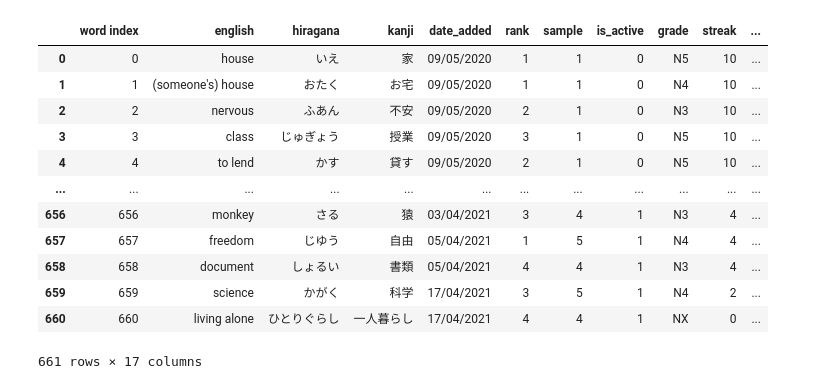
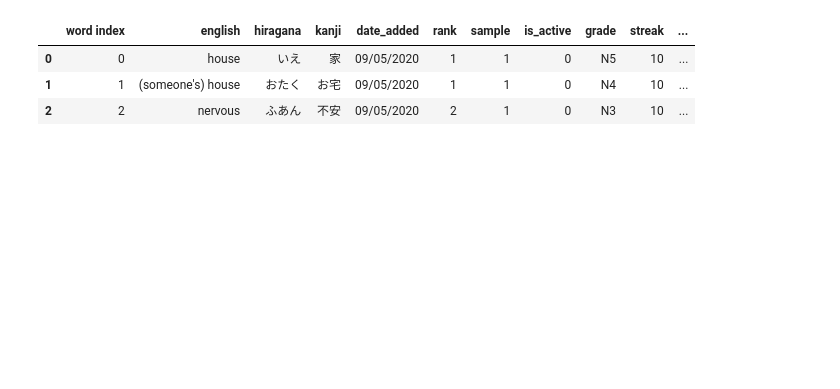
Before and after one commit to MattPCollins/Japanese-Revision, a Jupyter notebook: data_analysis-concise.ipynb, the cells around one changed output. Cells and saved outputs as stored; diff of their text form; code cells hidden in the pictures; blank space fills up the shorter version.

```diff
--- a/data_analysis-concise.ipynb
+++ b/data_analysis-concise.ipynb
@@ -1,23 +1,14 @@
 # %%
 import pandas as pd
 import seaborn as sns
 from matplotlib import pyplot as plt
 out = pd.read_csv('kanji_data_cleansed.csv')
-out
+out.head(3)
 # %% [output]
 |  | word index | english | hiragana | kanji | date_added | rank | sample | is_active | grade | streak | ... |
 | 0 | 0 | house | いえ | 家 | 09/05/2020 | 1 | 1 | 0 | N5 | 10 | ... |
 | 1 | 1 | (someone's) house | おたく | お宅 | 09/05/2020 | 1 | 1 | 0 | N4 | 10 | ... |
 | 2 | 2 | nervous | ふあん | 不安 | 09/05/2020 | 2 | 1 | 0 | N3 | 10 | ... |
-| 3 | 3 | class | じゅぎょう | 授業 | 09/05/2020 | 3 | 1 | 0 | N5 | 10 | ... |
-| 4 | 4 | to lend | かす | 貸す | 09/05/2020 | 2 | 1 | 0 | N5 | 10 | ... |
-| ... | ... | ... | ... | ... | ... | ... | ... | ... | ... | ... | ... |
-| 656 | 656 | monkey | さる | 猿 | 03/04/2021 | 3 | 4 | 1 | N3 | 4 | ... |
-| 657 | 657 | freedom | じゆう | 自由 | 05/04/2021 | 1 | 5 | 1 | N4 | 4 | ... |
-| 658 | 658 | document | しょるい | 書類 | 05/04/2021 | 4 | 4 | 1 | N3 | 4 | ... |
-| 659 | 659 | science | かがく | 科学 | 17/04/2021 | 3 | 5 | 1 | N4 | 2 | ... |
-| 660 | 660 | living alone | ひとりぐらし | 一人暮らし | 17/04/2021 | 4 | 4 | 1 | NX | 0 | ... |
-661 rows × 17 columns
 # %%
 out.describe()
 # %% [output]
```
Also changed, not shown: parts of 17 cells of this notebook, 9 other files.
